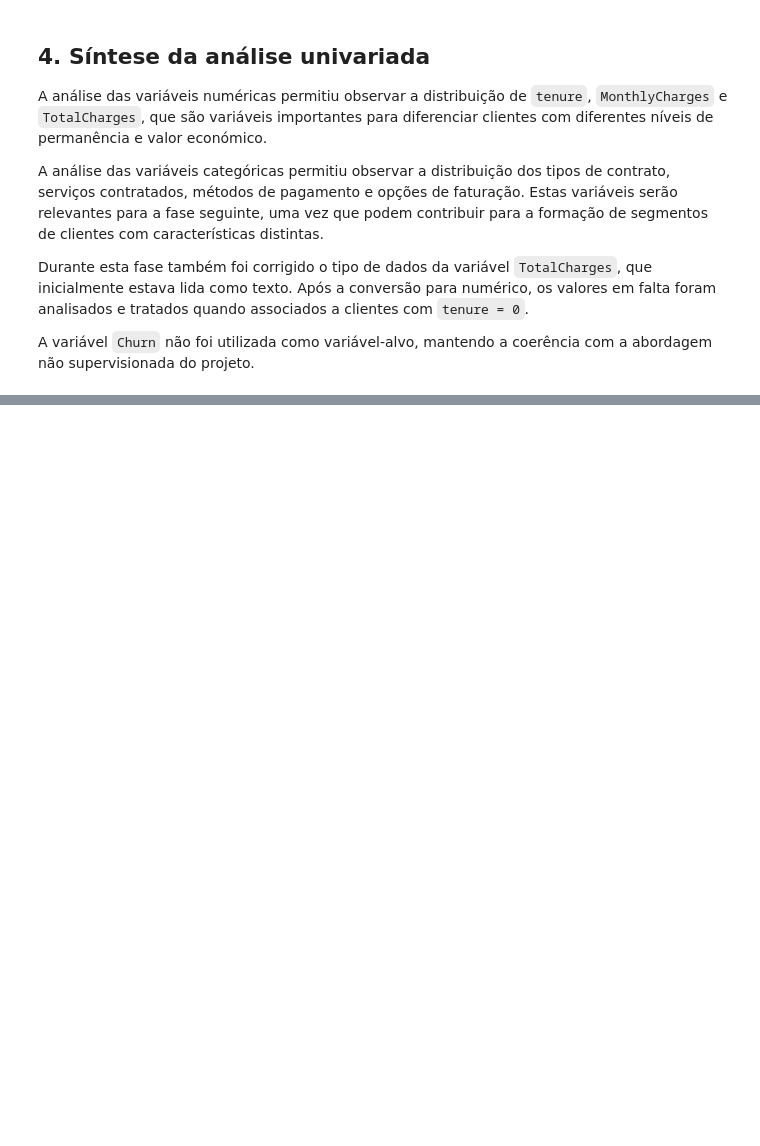
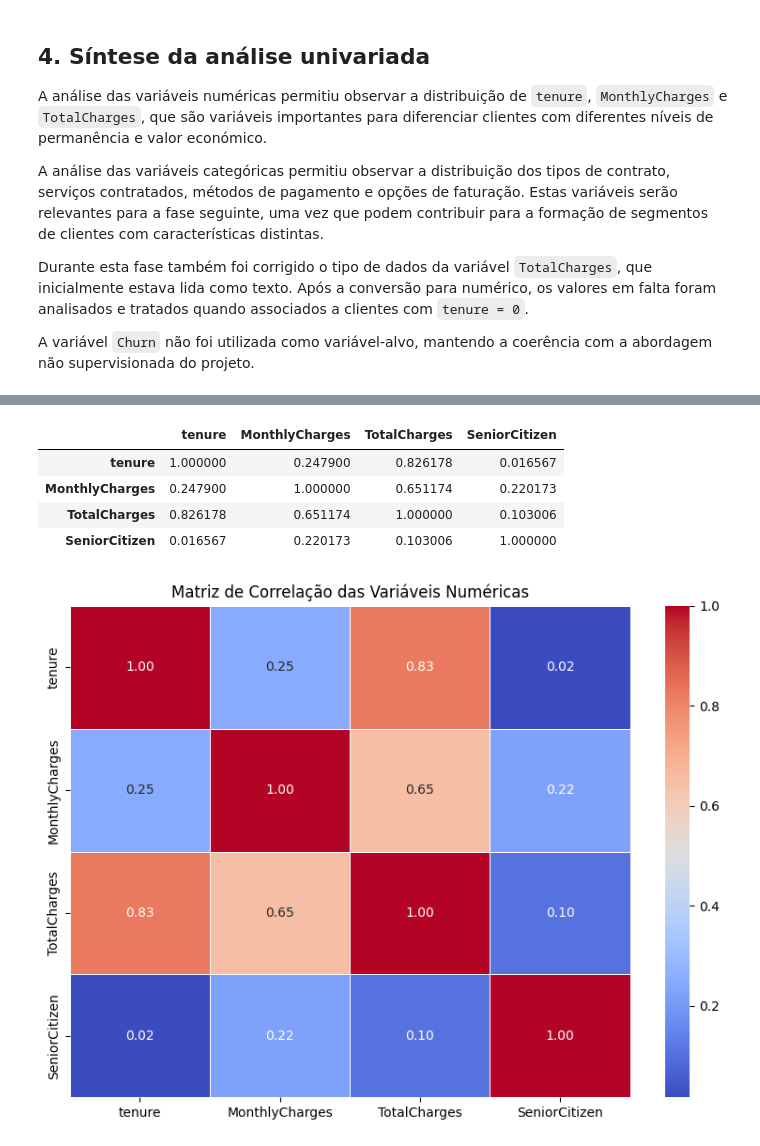
Before and after one commit to HugoGrou/projeto-cdg-hugo-grou, a Jupyter notebook: notebooks/2.0_exploracao.ipynb, the cells around one changed output, grey strips where cells are left out. Cells and saved outputs as stored; diff of their text form; code cells hidden in the pictures; blank space fills up the shorter version.

```diff
--- a/notebooks/2.0_exploracao.ipynb
+++ b/notebooks/2.0_exploracao.ipynb
@@ -512,0 +521,53 @@ A variável `Churn` não foi utilizada como variável-alvo, mantendo a coerênci
+# %%
+import seaborn as sns
+import matplotlib.pyplot as plt
+import pandas as pd
+import numpy as np
+from pathlib import Path
+
+# Garantir que a pasta de figuras existe
+figures_path = Path("reports/figures")
+figures_path.mkdir(parents=True, exist_ok=True)
+# %%
+# Matriz de correlação das variáveis numéricas
+
+# Selecionar variáveis numéricas relevantes para segmentação
+corr_vars = [
+    "tenure",
+    "MonthlyCharges",
+    "TotalCharges",
+    "SeniorCitizen"
+]
+
+# Garantir que só entram colunas existentes no dataframe
+corr_vars = [col for col in corr_vars if col in df_m2.columns]
+
+# Calcular matriz de correlação
+corr_matrix = df_m2[corr_vars].corr()
+
+display(corr_matrix)
+
+# Criar heatmap
+plt.figure(figsize=(8, 6))
+sns.heatmap(
+    corr_matrix,
+    annot=True,
+    cmap="coolwarm",
+    fmt=".2f",
+    linewidths=0.5
+)
+
+plt.title("Matriz de Correlação das Variáveis Numéricas")
+plt.tight_layout()
+
+# Guardar figura
+plt.savefig(figures_path / "heatmap_correlacao_variaveis_numericas.png", dpi=300)
+
+plt.show()
+# %% [output]
+|  | tenure | MonthlyCharges | TotalCharges | SeniorCitizen |
+| tenure | 1.000000 | 0.247900 | 0.826178 | 0.016567 |
+| MonthlyCharges | 0.247900 | 1.000000 | 0.651174 | 0.220173 |
+| TotalCharges | 0.826178 | 0.651174 | 1.000000 | 0.103006 |
+| SeniorCitizen | 0.016567 | 0.220173 | 0.103006 | 1.000000 |
+[figure, added]
```
Also changed, not shown: parts of 57 cells of this notebook.
